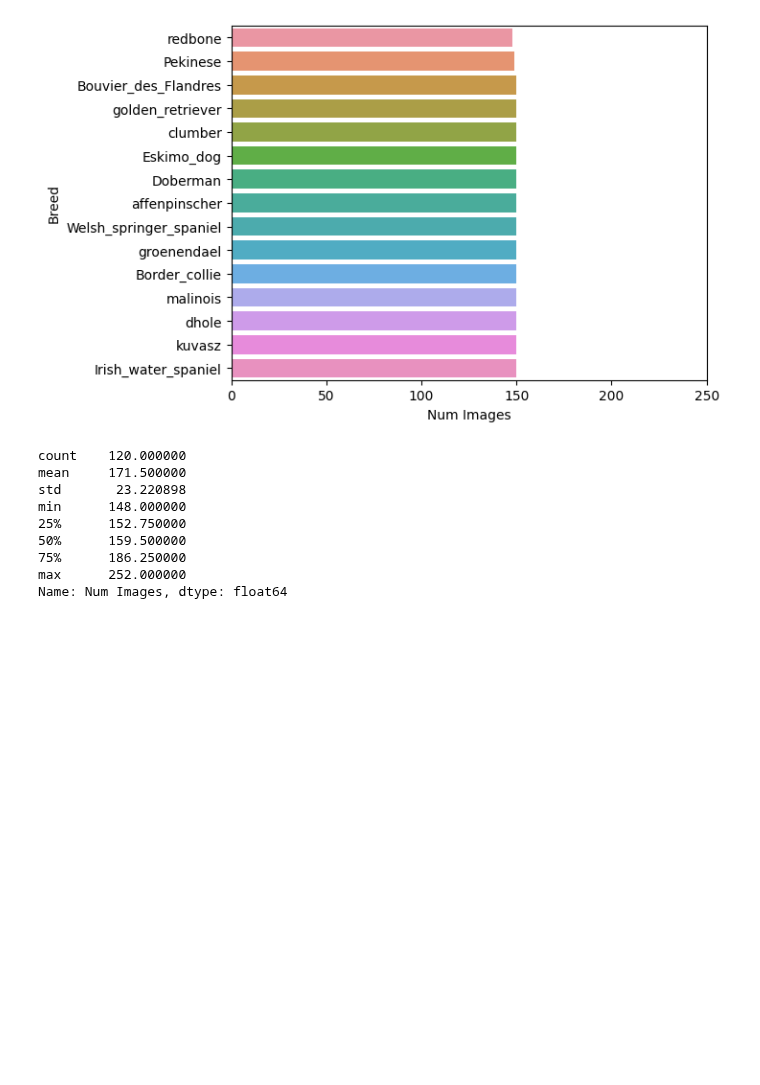
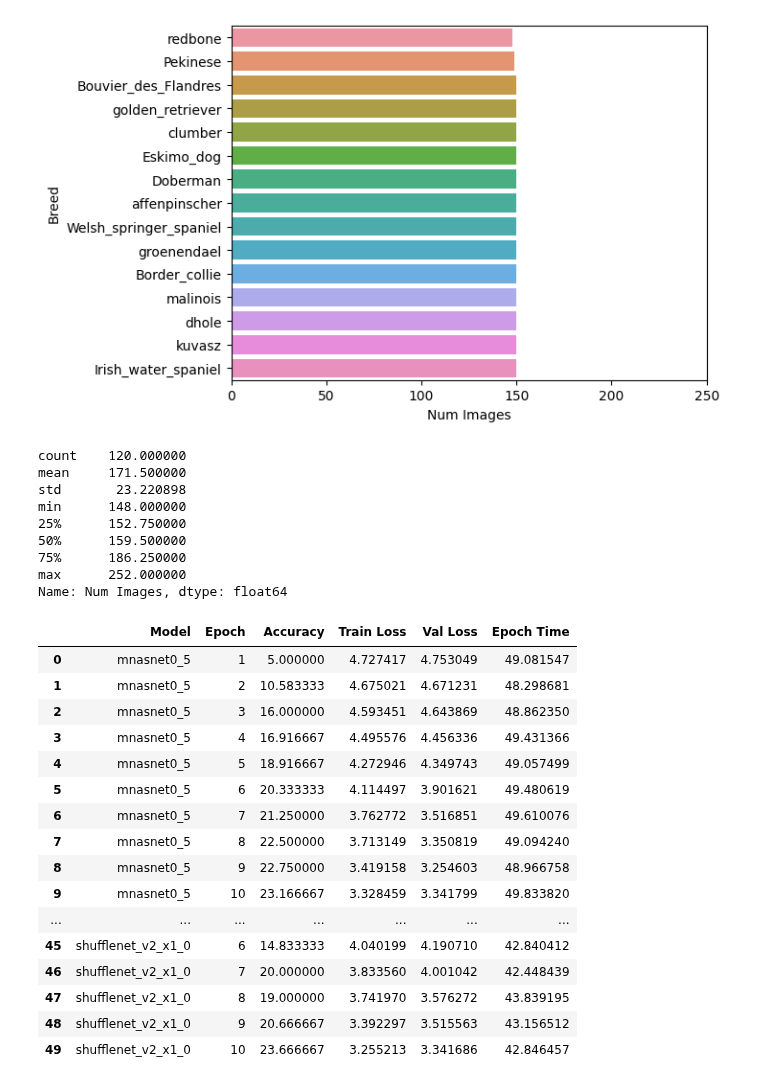
Before and after one commit to UVA-MLSys/Big-Data-Systems, a Jupyter notebook: Team 11/data_viz.ipynb, the cells around one changed output. Cells and saved outputs as stored; diff of their text form; code cells hidden in the pictures; blank space fills up the shorter version.

```diff
--- a/Team 11/data_viz.ipynb
+++ b/Team 11/data_viz.ipynb
@@ -68,0 +82,21 @@ Name: Num Images, dtype: float64
+# %%
+train_df['Model'] = train_df['Model'].apply(lambda x: x.split('.')[0])
+train_df
+# %% [output]
+|  | Model | Epoch | Accuracy | Train Loss | Val Loss | Epoch Time |
+| 0 | mnasnet0_5 | 1 | 5.000000 | 4.727417 | 4.753049 | 49.081547 |
+| 1 | mnasnet0_5 | 2 | 10.583333 | 4.675021 | 4.671231 | 48.298681 |
+| 2 | mnasnet0_5 | 3 | 16.000000 | 4.593451 | 4.643869 | 48.862350 |
+| 3 | mnasnet0_5 | 4 | 16.916667 | 4.495576 | 4.456336 | 49.431366 |
+| 4 | mnasnet0_5 | 5 | 18.916667 | 4.272946 | 4.349743 | 49.057499 |
+| 5 | mnasnet0_5 | 6 | 20.333333 | 4.114497 | 3.901621 | 49.480619 |
+| 6 | mnasnet0_5 | 7 | 21.250000 | 3.762772 | 3.516851 | 49.610076 |
+| 7 | mnasnet0_5 | 8 | 22.500000 | 3.713149 | 3.350819 | 49.094240 |
+| 8 | mnasnet0_5 | 9 | 22.750000 | 3.419158 | 3.254603 | 48.966758 |
+| 9 | mnasnet0_5 | 10 | 23.166667 | 3.328459 | 3.341799 | 49.833820 |
+| ... | ... | ... | ... | ... | ... | ... |
+| 45 | shufflenet_v2_x1_0 | 6 | 14.833333 | 4.040199 | 4.190710 | 42.840412 |
+| 46 | shufflenet_v2_x1_0 | 7 | 20.000000 | 3.833560 | 4.001042 | 42.448439 |
+| 47 | shufflenet_v2_x1_0 | 8 | 19.000000 | 3.741970 | 3.576272 | 43.839195 |
+| 48 | shufflenet_v2_x1_0 | 9 | 20.666667 | 3.392297 | 3.515563 | 43.156512 |
+| 49 | shufflenet_v2_x1_0 | 10 | 23.666667 | 3.255213 | 3.341686 | 42.846457 |
```
Also changed, not shown: parts of 7 cells of this notebook.
